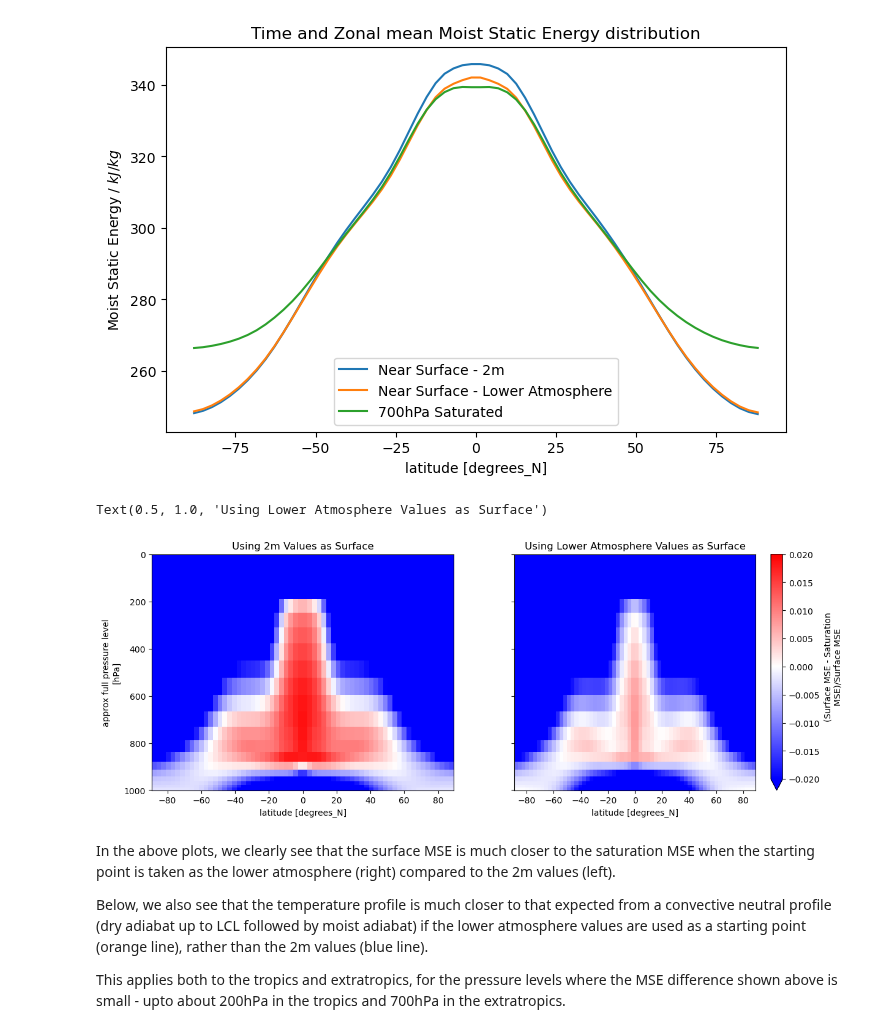
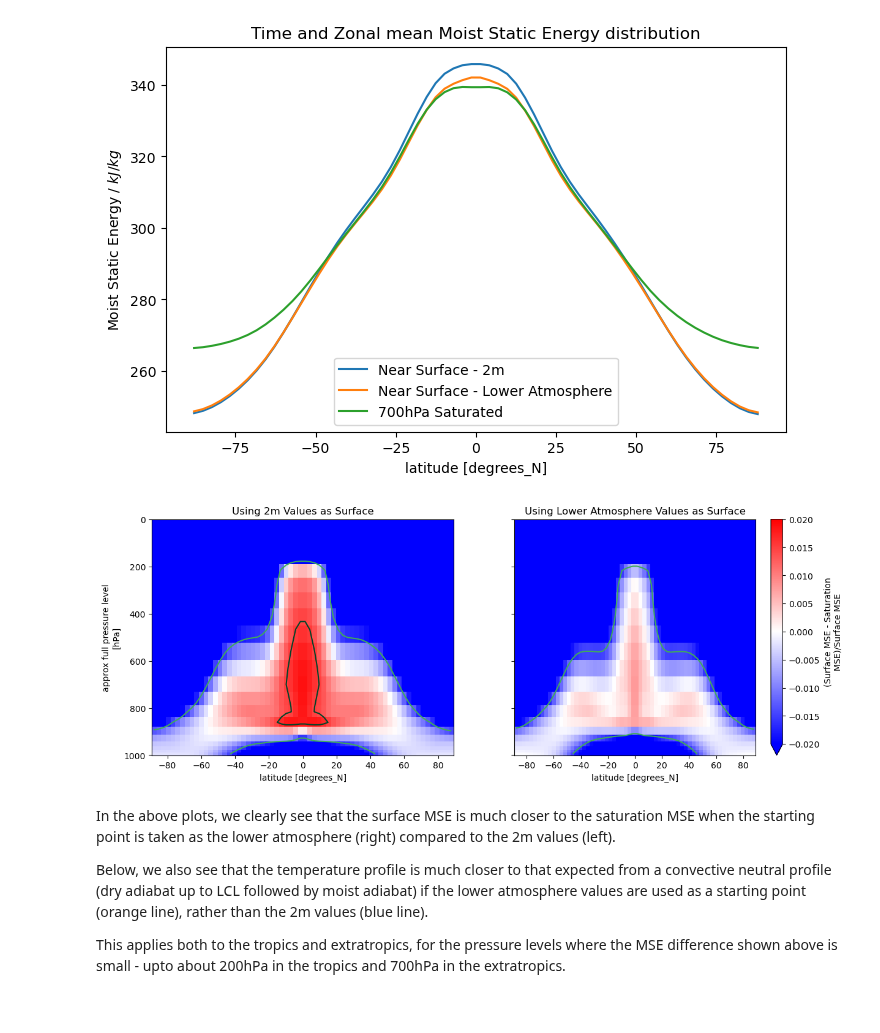
Before and after one commit to jduffield65/Isca, a Jupyter notebook: jobs/convective_coupling/aquaplanet/d5_sphum/sphum_analysis.ipynb, the cells around one changed output. Saved outputs shown, nothing was run; the diff lists cells and outputs as text; code cells hidden in the pictures.

```diff
--- a/jobs/convective_coupling/aquaplanet/d5_sphum/sphum_analysis.ipynb
+++ b/jobs/convective_coupling/aquaplanet/d5_sphum/sphum_analysis.ipynb
@@ -166,13 +167,17 @@ mse_diff_LA.name = '(Surface MSE - Saturation MSE)/Surface MSE'
 # %%
 fig, axs = plt.subplots(1,2, figsize=(14, 5), sharex=True, sharey=True)
 mse_diff_2m.plot.pcolormesh(ax=axs[0], yincrease=False, vmin=-0.02, vmax=0.02, cmap='bwr', x='lat', add_colorbar=False);
 mse_diff_LA.plot.pcolormesh(ax=axs[1], yincrease=False, vmin=-0.02, vmax=0.02, cmap='bwr', x='lat');
+# Show contour where the dofference falls below 2%
+axs[0].contour(mse_diff_2m.lat.to_numpy(), mse_diff_2m.pfull.to_numpy(), mse_diff_2m.to_numpy().transpose(), [-0.015, 0.015],
+               cmap='YlGn', vmin=-0.04, vmax=0)
+axs[1].contour(mse_diff_LA.lat.to_numpy(), mse_diff_LA.pfull.to_numpy(), mse_diff_LA.to_numpy().transpose(), [-0.015, 0.015],
+               cmap='YlGn', vmin=-0.04, vmax=0)
 axs[1].set_ylabel('');
-axs[0].set_title('Using 2m Values as Surface')
-axs[1].set_title('Using Lower Atmosphere Values as Surface')
+axs[0].set_title('Using 2m Values as Surface');
+axs[1].set_title('Using Lower Atmosphere Values as Surface');
 # %% [output]
-Text(0.5, 1.0, 'Using Lower Atmosphere Values as Surface')
-[figure, old version]
+[figure, new version]
 # %% [markdown]
 In the above plots, we clearly see that the surface MSE is much closer to the saturation MSE when the starting point is taken as the lower atmosphere (right) compared to the 2m values (left).
 
```
Also changed, not shown: parts of 4 cells of this notebook, 6 other files.
